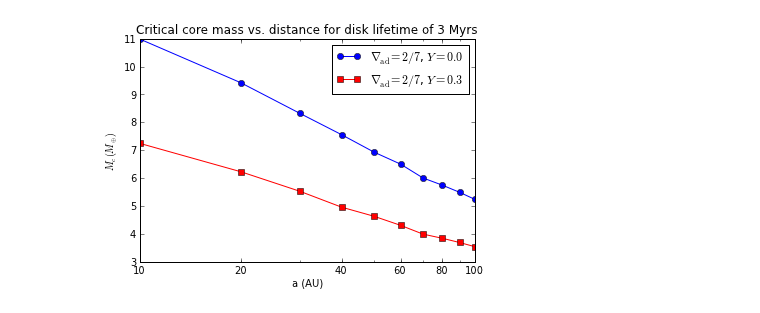
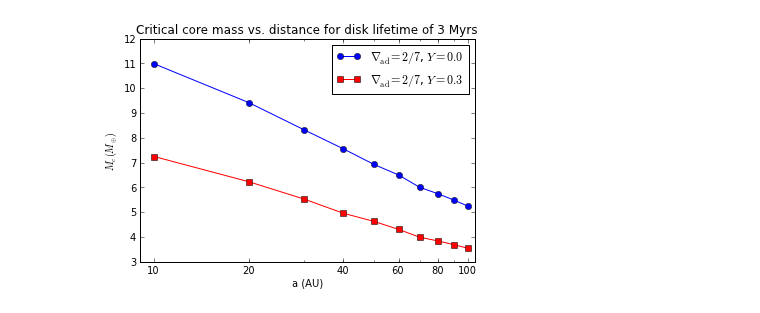
Before and after one commit to apiso/core_accretion, a Jupyter notebook: python/RadSGPoly/cooling_fixed_disklife.ipynb, the cells around one changed output. Saved outputs shown, nothing was run; the diff lists cells and outputs as text; code cells hidden in the pictures.

Commit message:
updated notebook and added more plots

```diff
--- a/python/RadSGPoly/cooling_fixed_disklife.ipynb
+++ b/python/RadSGPoly/cooling_fixed_disklife.ipynb
@@ -12,20 +148,29 @@ Mcrit03 = ph.Mc_vs_a_fixed_t(2. / 7, 0.3, 3 * 10**6)[1]
+# %%
+au = numpy.linspace(10, 100, 10)
+
+crit00 = ph.Mc_vs_a_fixed_t(2. / 7, 0.0, 3 * 10**6)
+crit03 = ph.Mc_vs_a_fixed_t(2. / 7, 0.3, 3 * 10**6)
+# %%
+Mcrit00 = crit00[1]
+Mcrit03 = crit03[1]
 # %%
 fig = plt.figure()
 ax = fig.add_subplot(1,1,1)
 
-savefig = 1
+savefig = 0
 
 ax.semilogx(au, Mcrit00, '-o', label = r'$\nabla_{\mathrm{ad}}=2/7$, $Y=0.0$')
 ax.semilogx(au, Mcrit03, '-rs', label = r'$\nabla_{\mathrm{ad}}=2/7$, $Y=0.3$')
 ax.set_xlabel('a (AU)')
 ax.set_ylabel(r'$M_c (M_{\oplus})$ ')
 ax.set_xticks((10, 20, 40, 60, 80, 100))
 ax.set_xticklabels(("10", "20", "40", "60", "80", "100"))
+ax.set_xlim(9, 105)
+ax.set_ylim(3, 12)
 ax.legend()
 ax.set_title(r'Critical core mass vs. distance for disk lifetime of 3 Myrs')
 if savefig == 1:
     plt.savefig(userpath + \
                 '/figs/ModelAtmospheres/RadSelfGravPoly/Mcrit_vs_a_3Myrs.pdf')
-#plt.show()
 # %% [output]
-[figure, old version]
+[figure, new version]
```
Also changed, not shown: parts of 10 cells of this notebook, 5 other files.
